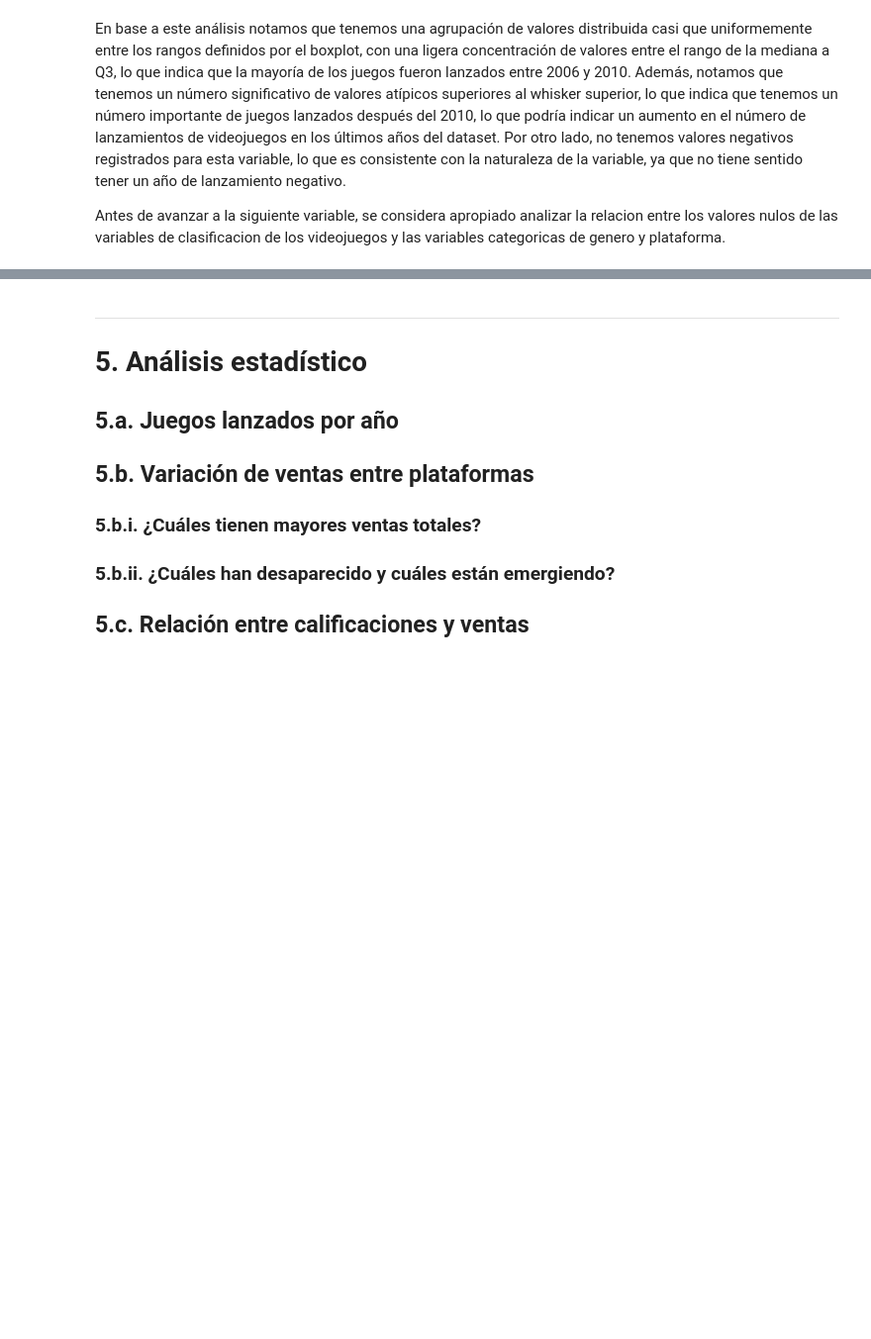
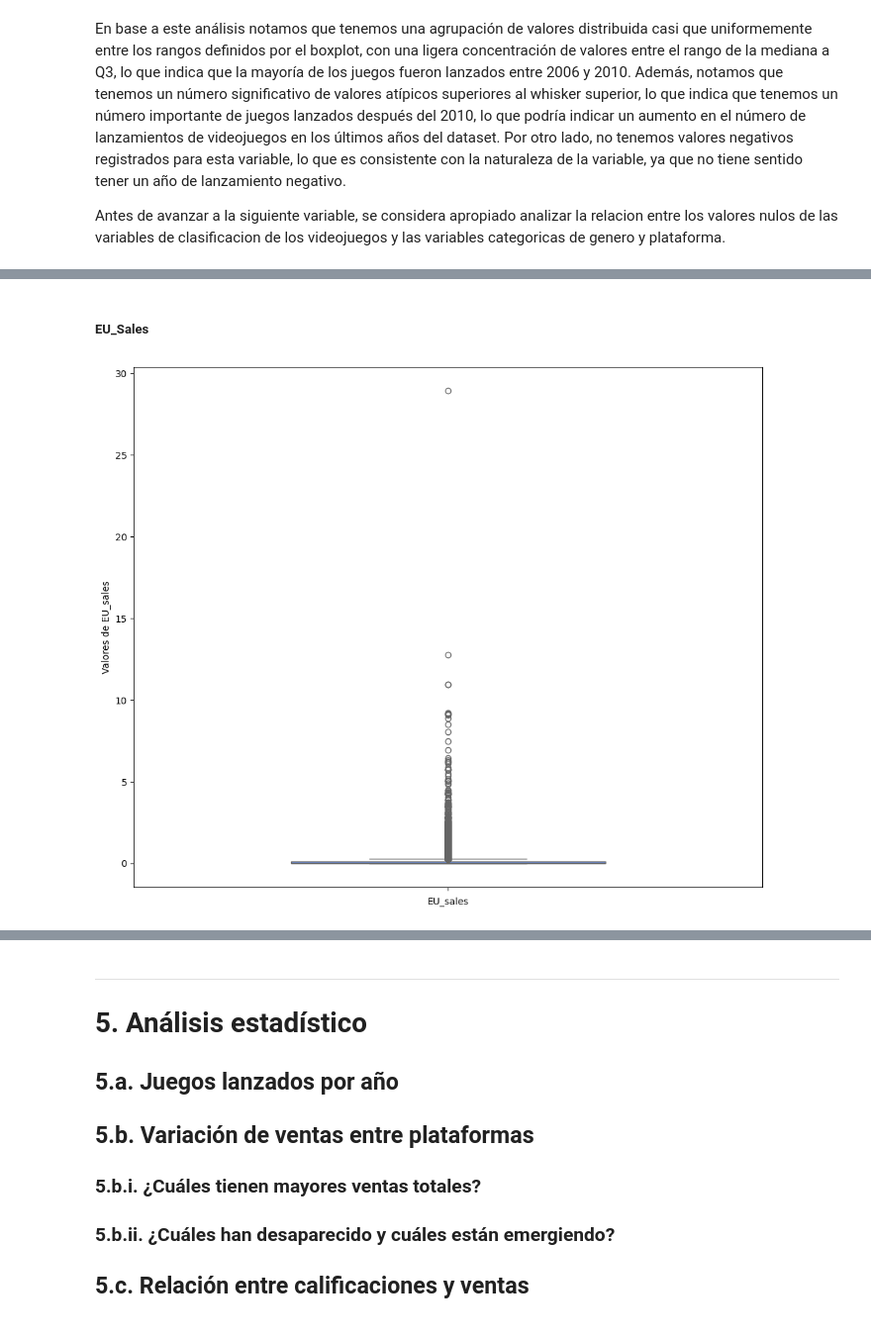
Before and after one commit to Volv1t3/MidtermDataAnalysisProject, a Jupyter notebook: src/python/notebooks/Proyecto_Fin_Semestre_Arellano.ipynb, the cells around one changed output, grey strips where cells are left out. Shown at 99% size. Drawn from its saved outputs; the diff is of its cells as text; code cells hidden in the pictures; blank space fills up the shorter version.

```diff
--- a/src/python/notebooks/Proyecto_Fin_Semestre_Arellano.ipynb
+++ b/src/python/notebooks/Proyecto_Fin_Semestre_Arellano.ipynb
@@ -678,0 +810,19 @@ crear_barchart_storytelling(
+# %% [markdown]
+##### EU_Sales
+# %%
+#? 1. Boxplot de EU_Sales
+fig, ax = plt.subplots(figsize=(12, 10))
+sns.boxplot(data=data_as_is, y='EU_sales', ax=ax, width=.50)
+
+stats = data_as_is['EU_sales'].describe()
+q1_eu, median_eu, q3_eu = stats['25%'], stats['50%'], stats['75%']
+mean_eu = stats['mean']
+whisker_low_eu = data_as_is['EU_sales'][data_as_is['EU_sales'] >= q1_eu - 1.5 * (q3_eu - q1_eu)].min()
+whisker_high_eu = data_as_is['EU_sales'][data_as_is['EU_sales'] <= q3_eu + 1.5 * (q3_eu - q1_eu)].max()
+
+
+ax.set_ylabel("Valores de EU_sales")
+ax.set_xlabel("EU_sales")
+plt.show()
+# %% [output]
+[figure, added]
```
Also changed, not shown: parts of 78 cells of this notebook, 1 other file.
